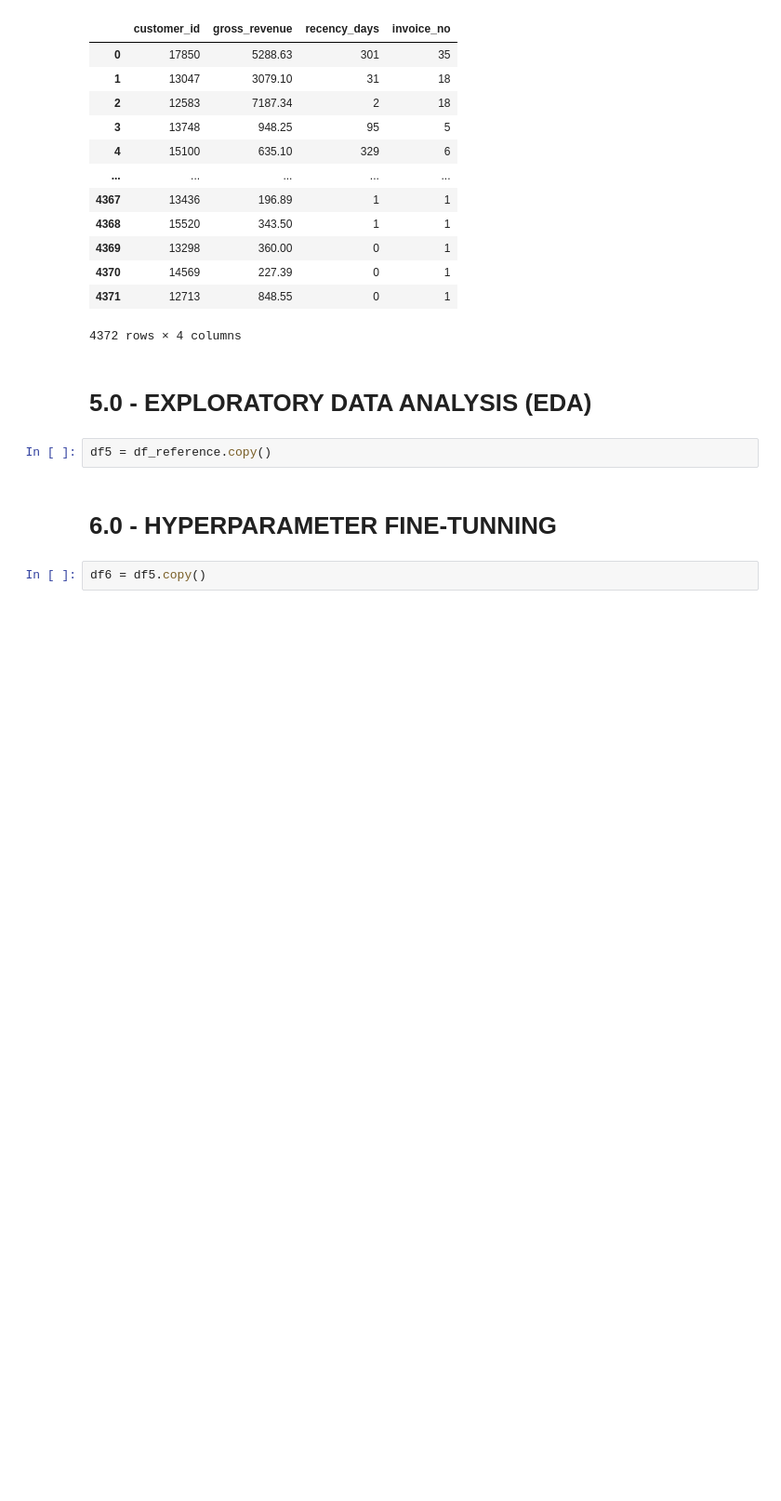
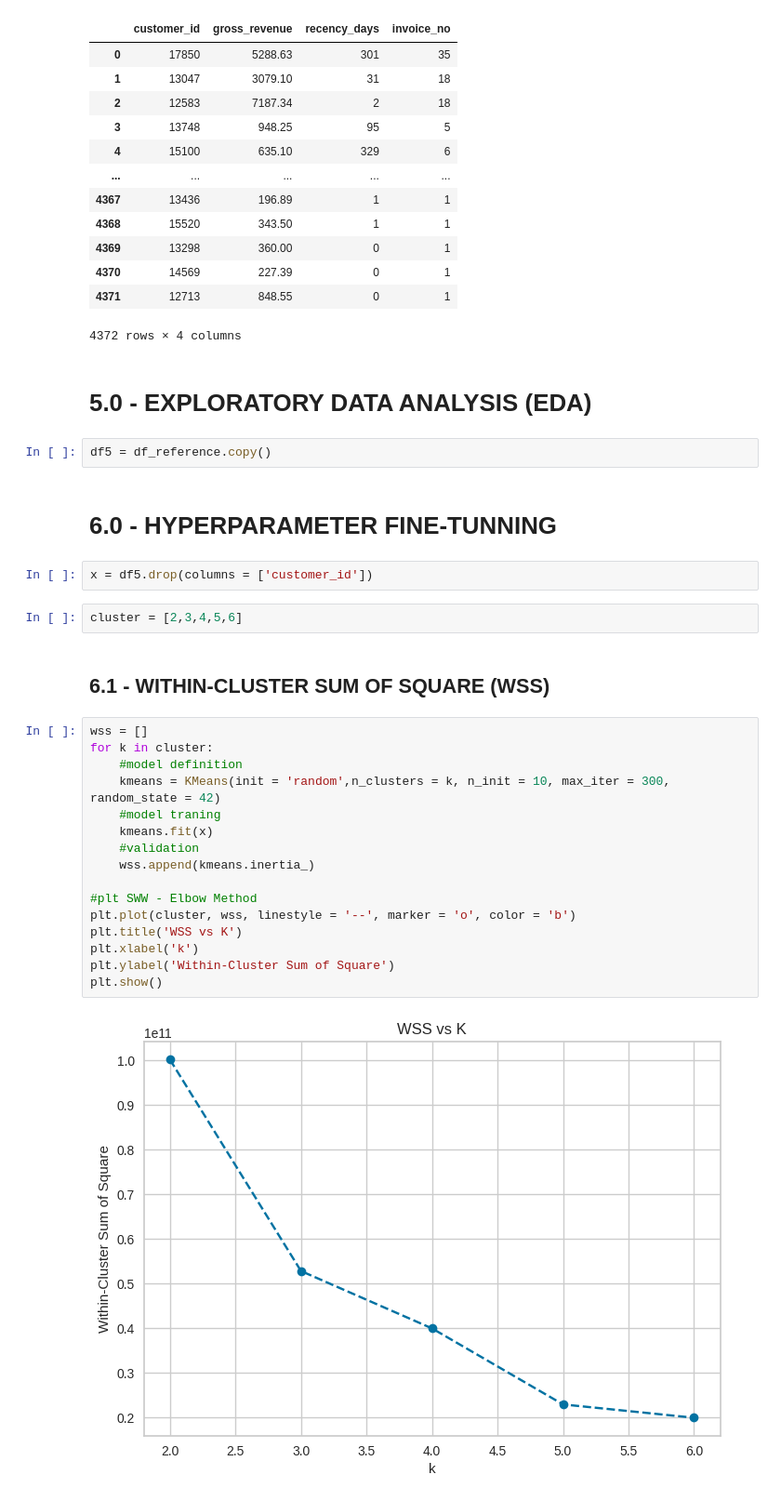
Before and after one commit to erickvieiras/customer_loyalty_program, a Jupyter notebook: notebook/clustering.ipynb, the cells around one changed output. Shown: that part at 93% size. Saved outputs shown, nothing was run; the diff lists cells and outputs as text; blank space fills up the shorter version.

```diff
--- a/notebook/clustering.ipynb
+++ b/notebook/clustering.ipynb
@@ -177,5 +181,27 @@ df_reference
 df5 = df_reference.copy()
 # %% [markdown]
 # 6.0 - HYPERPARAMETER FINE-TUNNING
-# %%
-df6 = df5.copy()
+# %%
+x = df5.drop(columns = ['customer_id'])
+# %%
+cluster = [2,3,4,5,6]
+# %% [markdown]
+## 6.1 - WITHIN-CLUSTER SUM OF SQUARE (WSS)
+# %%
+wss = []
+for k in cluster:
+    #model definition
+    kmeans = KMeans(init = 'random',n_clusters = k, n_init = 10, max_iter = 300, random_state = 42)
+    #model traning
+    kmeans.fit(x)
+    #validation
+    wss.append(kmeans.inertia_)
+
+#plt SWW - Elbow Method
+plt.plot(cluster, wss, linestyle = '--', marker = 'o', color = 'b')
+plt.title('WSS vs K')
+plt.xlabel('k')
+plt.ylabel('Within-Cluster Sum of Square')
+plt.show()
+# %% [output]
+[figure, added]
```
Also changed, not shown: parts of 3 cells of this notebook.
